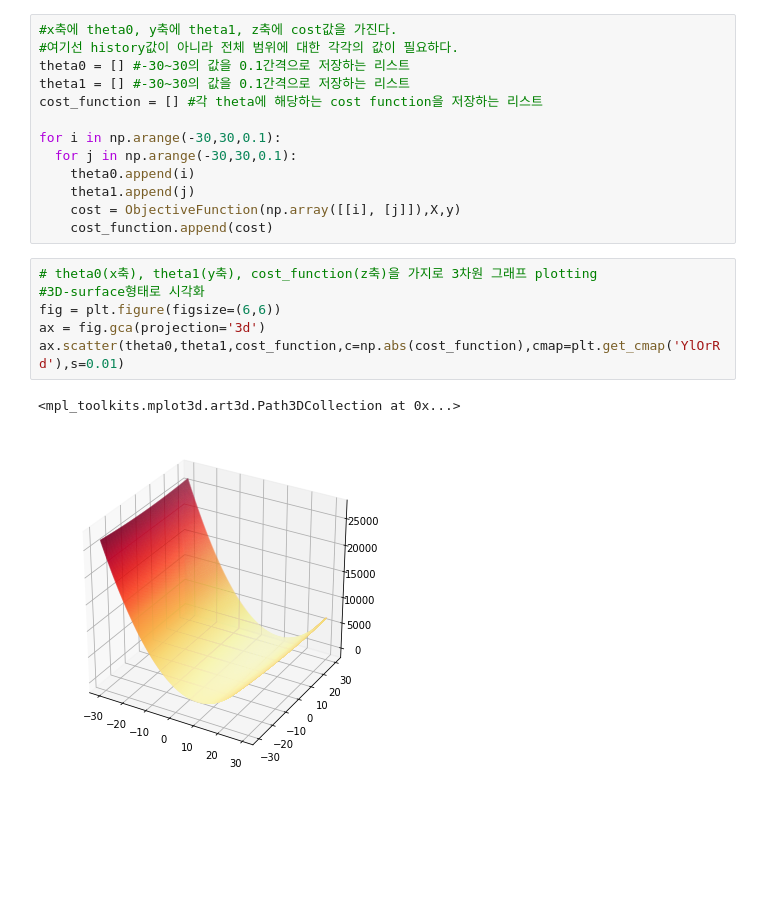
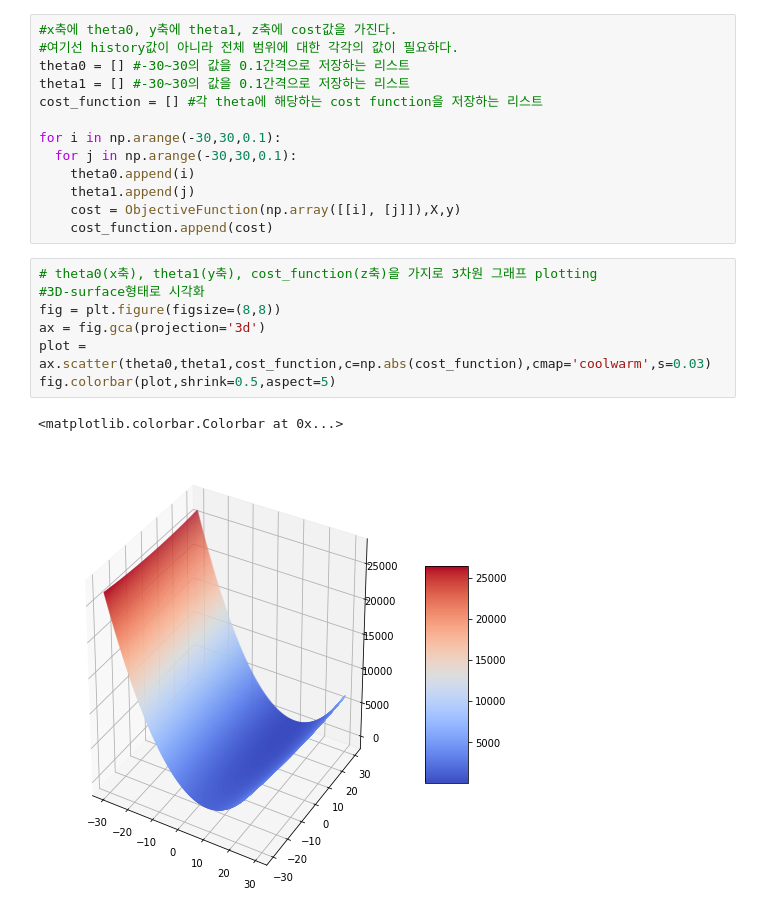
Before and after one commit to chunghyunhee/class_Machine_learing, a Jupyter notebook: assignment_3.ipynb, the cells around one changed output. Cells and saved outputs as stored; diff of their text form; blank space fills up the shorter version.

```diff
--- a/assignment_3.ipynb
+++ b/assignment_3.ipynb
@@ -183,11 +183,12 @@ for i in np.arange(-30,30,0.1):
 # %%
 # theta0(x축), theta1(y축), cost_function(z축)을 가지로 3차원 그래프 plotting
 #3D-surface형태로 시각화
-fig = plt.figure(figsize=(6,6))
+fig = plt.figure(figsize=(8,8))
 ax = fig.gca(projection='3d')
-ax.scatter(theta0,theta1,cost_function,c=np.abs(cost_function),cmap=plt.get_cmap('YlOrRd'),s=0.01)
+plot = ax.scatter(theta0,theta1,cost_function,c=np.abs(cost_function),cmap='coolwarm',s=0.03)
+fig.colorbar(plot,shrink=0.5,aspect=5)
 # %% [output]
-<mpl_toolkits.mplot3d.art3d.Path3DCollection at 0x...>
+<matplotlib.colorbar.Colorbar at 0x...>
-[figure, old version]
+[figure, new version]
 # %%
 # gradient descent 과정의 visualize
```
Also changed, not shown: parts of 1 cell of this notebook.
